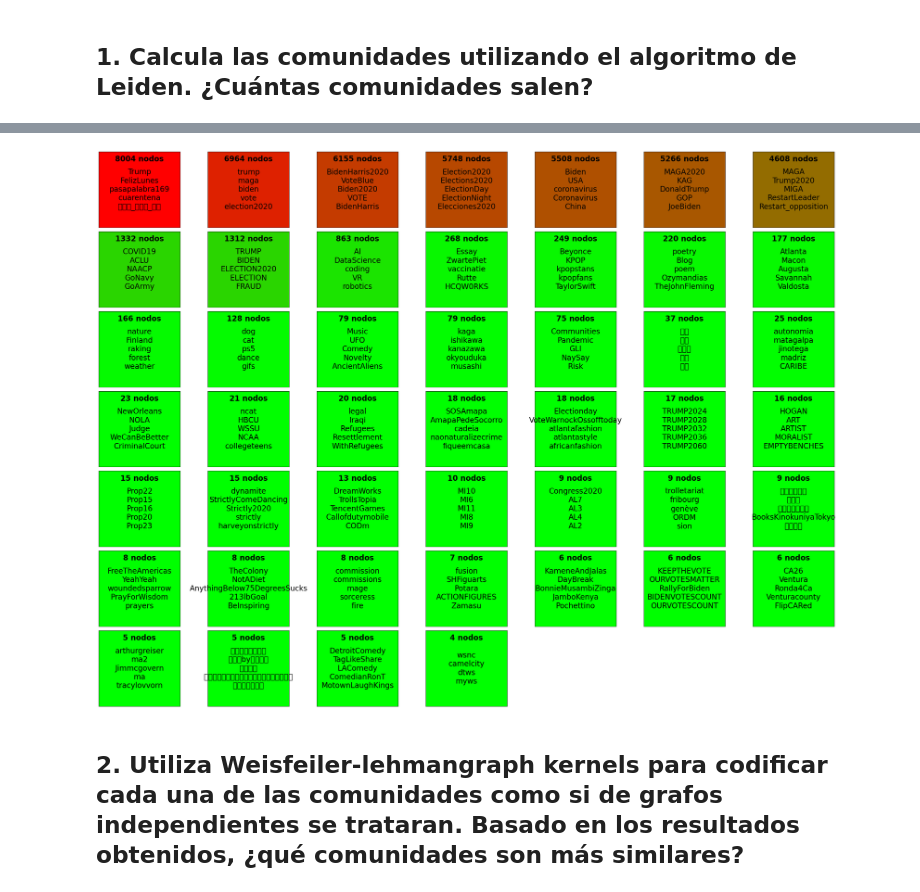
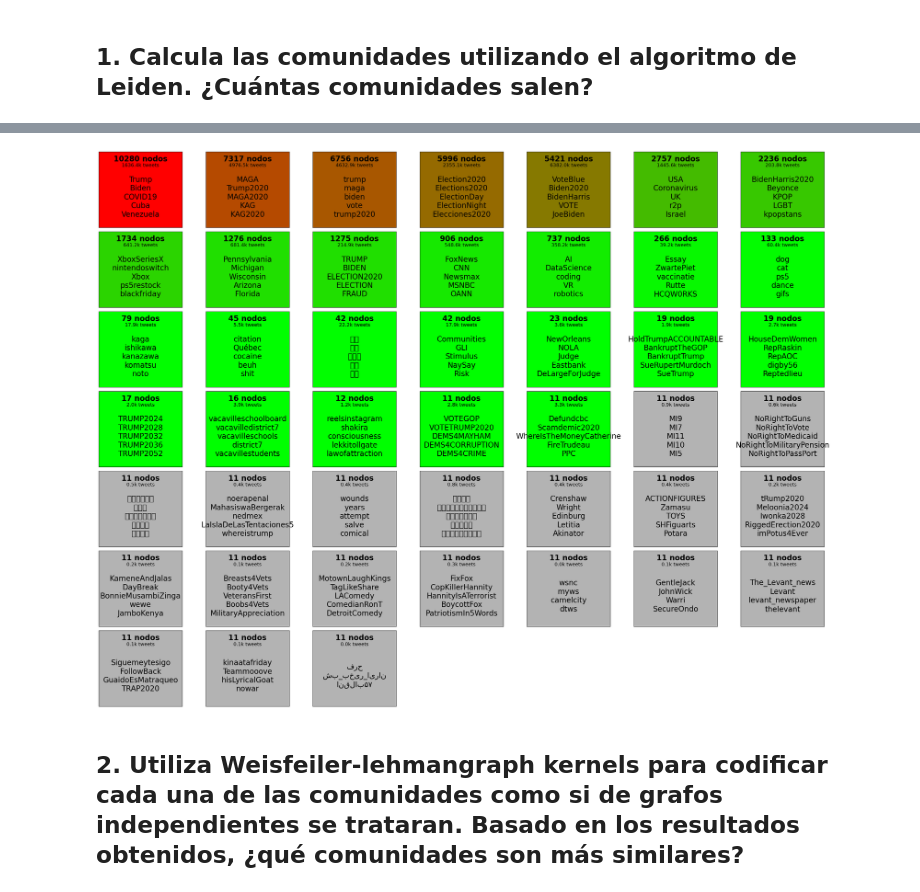
Before and after one commit to luciacuevascsv/analisis_redes_sociales, a Jupyter notebook: Practica I/practicaI.ipynb, the cells around one changed output, grey strips where cells are left out. Saved outputs shown, nothing was run; the diff lists cells and outputs as text; code cells hidden in the pictures.

```diff
--- a/Practica I/practicaI.ipynb
+++ b/Practica I/practicaI.ipynb
@@ -117,8 +100,11 @@ Requirement already satisfied: texttable>=1.6.2 in /usr/local/lib/python3.12/dis
 # %%
 from cdlib.algorithms import leiden
 
-communities = leiden(G)
+num_communities=1000
 
-num_communities = len(communities.communities)
+while num_communities>45: # Restrinjo el número de nodos para que no haya mucho ruido de comunidades con pocos nodos
+    communities = leiden(G)
+    num_communities = len(communities.communities)
+
 print("Número de comunidades detectadas:", num_communities)
 # %% [output]
@@ -129,48 +115,72 @@ Número de comunidades detectadas: 46
 # %%
-import numpy as np
-plt.rcParams['font.family'] = 'DejaVu Sans'
-
 # Calcular nodos más importantes (mayor weight total) de cada comunidad
 community_sizes = [len(com) for com in communities.communities]
 top_nodes = []
+community_tweets = []
+
 for com in communities.communities:
     subG = G.subgraph(com)
     node_weights = {n: sum(float(subG[n][nbr].get("weight",1)) for nbr in subG[n]) for n in subG.nodes()}
     top5 = sorted(node_weights, key=node_weights.get, reverse=True)[:5]
     top_nodes.append(top5)
 
-# Figura
-cols = 7
-rows = int(np.ceil(len(communities.communities) / cols))
-fig, axes = plt.subplots(rows, cols, figsize=(cols*4, rows*3))
-min_size, max_size = min(community_sizes), max(community_sizes)
+    total_tweets = sum(node_weights.values())
+    community_tweets.append(total_tweets)
 
-for i, ax in enumerate(axes.flatten()):
-    if i >= len(communities.communities):
+def plot_comunidades(communities, top_nodes, community_sizes, community_tweets, minimum_tweets_filter=0, minimum_tweets_color=0):
+
+    filtered_indices = [i for i, t in enumerate(community_tweets) if t >= minimum_tweets_filter]
+
+    cols = 7
+    rows = int(np.ceil(len(filtered_indices) / cols))
+    fig, axes = plt.subplots(rows, cols, figsize=(cols*4, rows*3))
+
+    if rows == 1:
+        axes = np.array([axes])
+
+    min_size, max_size = min([community_sizes[i] for i in filtered_indices]), max([community_sizes[i] for i in filtered_indices])
+
+    for plot_idx, i in enumerate(filtered_indices):
+        row_idx = plot_idx // cols
+        col_idx = plot_idx % cols
+        ax = axes[row_idx, col_idx] if rows > 1 else axes[col_idx]
+
+        # Color según tamaño de la comunidad
+        if community_tweets[i] < minimum_tweets_color:
+            color = (0.7, 0.7, 0.7)
+        else:
+            size = community_sizes[i]
+            t = (size - min_size) / (max_size - min_size + 1e-6)
+            color = (t, 1-t, 0)
+
+        ax.add_patch(plt.Rectangle((0,0),1,1,color=color))
+
+        # Escribir top 5 nodos
+        text = "\n".join(top_nodes[i])
+        ax.text(0.5, 0.4, text, ha="center", va="center", fontsize=20)
+        ax.text(0.5, 0.95, f"{size} nodos", ha="center", va="top", fontsize=20, fontweight='bold')
+
+        total_tweets_k = community_tweets[i] / 1000
+        ax.text(0.5, 0.85, f"{total_tweets_k:.1f}k tweets", ha="center", va="top", fontsize=13)
+
+        ax.set_xticks([])
+        ax.set_yticks([])
+        ax.set_xlim(0,1)
+        ax.set_ylim(0,1)
+
+    total_slots = rows * cols
+    for j in range(len(filtered_indices), total_slots):
+        row_idx = j // cols
+        col_idx = j % cols
+        ax = axes[row_idx, col_idx] if rows > 1 else axes[col_idx]
         ax.axis("off")
-        continue
 
-    # Color según tamaño de la comunidad
-    size = community_sizes[i]
-    t = (size - min_size) / (max_size - min_size + 1e-6)
-    color = (t, 1-t, 0)
+    plt.tight_layout()
+    plt.show()
 
-    ax.add_patch(plt.Rectangle((0,0),1,1,color=color))
-
-    # Escribir top 5 nodos
-    text = "\n".join(top_nodes[i])
-    ax.text(0.5, 0.5, text, ha="center", va="center", fontsize=20)
-    ax.text(0.5, 0.95, f"{size} nodos", ha="center", va="top", fontsize=20, fontweight='bold')
-
-    ax.set_xticks([])
-    ax.set_yticks([])
-    ax.set_xlim(0,1)
-    ax.set_ylim(0,1)
-
-plt.tight_layout()
-plt.show()
+plot_comunidades(communities, top_nodes, community_sizes, community_tweets, 0, 1000)
 # %% [output]
-[figure, old version]
+[figure, new version]
 # %% [markdown]
 ## 2. Utiliza Weisfeiler-lehmangraph kernels para codificar cada una de las comunidades como si de grafos independientes se trataran. Basado en los resultados obtenidos, ¿qué comunidades son más similares?
 # %%
```
Also changed, not shown: parts of 15 cells of this notebook.
